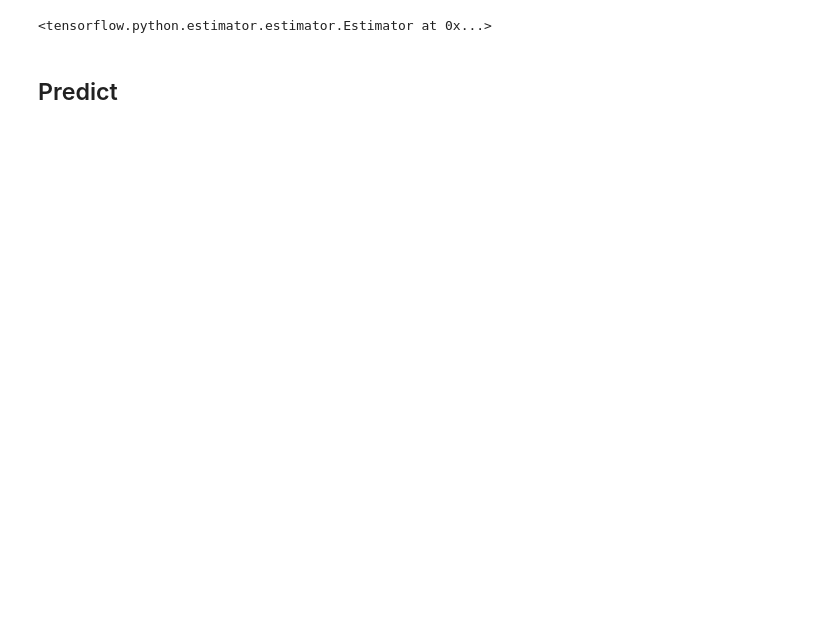
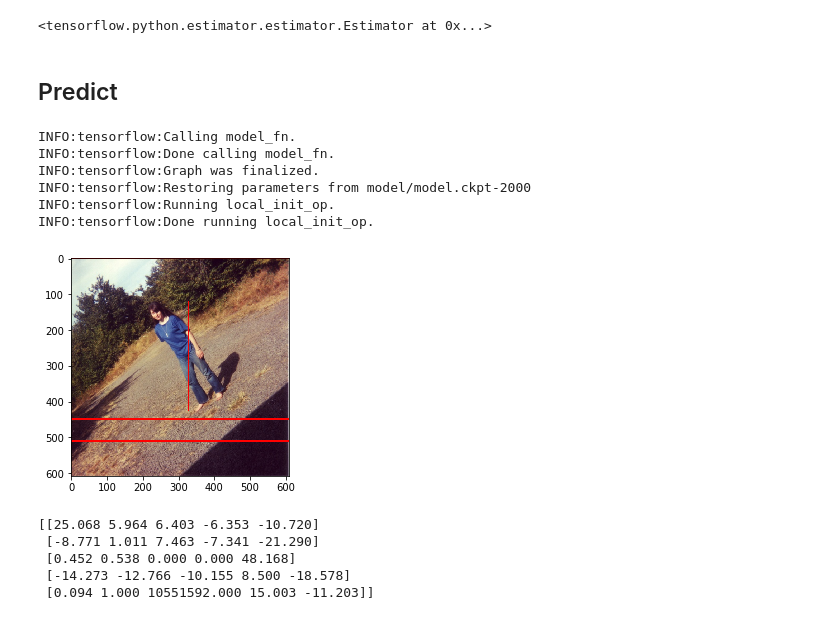
Before and after one commit to pmkalshetti/object_detection_old, a Jupyter notebook: object_detection_main.ipynb, the cells around one changed output. Cells and saved outputs as stored; diff of their text form; code cells hidden in the pictures; blank space fills up the shorter version.

```diff
--- a/object_detection_main.ipynb
+++ b/object_detection_main.ipynb
@@ -15,8 +15,8 @@ DATA_TRAIN = glob('./'+DIR_TFRECORDS+'/0.tfrecords')
 NUM_OBJECTS = 20
 MAX_DETECTIONS_PER_IMAGE = 20
 
-GRID_SIZE = 32
-GRID_H, GRID_W = 19, 19
+GRID_SIZE = 608#32
+GRID_H, GRID_W = 1,1#19, 19
 
 ANCHORS_NORMALIZED = np.array(
     [
@@ -36,7 +36,7 @@ COOEFFICIENT_OBJ = 5
 COOEFFICIENT_NO_OBJ = 1
 COOEFFICIENT_REG = 5
 
-THRESHOLD_IOU_SCORES = 0.5
+THRESHOLD_IOU_SCORES = 0.6
 COEFF_LOSS_CONFIDENCE_OBJECT_PRESENT = 5
 COEFF_LOSS_CONFIDENCE_OBJECT_ABSENT = 1
 THRESHOLD_OUT_PROB = 0.5
@@ -514,6 +513,6 @@ def model_fn(features, labels, mode, params):
 # %%
 def sigmoid(x):
-    return np.exp(x)/1+np.exp(x)
+    return np.exp(x)/(1+np.exp(x))
 
 def draw_adjusted_anchor(img, idx_h, idx_w, idx_a, label_bbox):
     # box_adjustment.shape = [5,]
@@ -540,7 +539,7 @@ def draw_adjusted_anchors(img, label, data='gt'):
     for idx_h in range(GRID_H):
         for idx_w in range(GRID_W):
             for idx_a in range(NUM_ANCHORS):
-                if label[idx_h, idx_w, idx_a, 5] > 0.:
+                if sigmoid(label[idx_h, idx_w, idx_a, 5]) > 0.:
                     bbox = label[idx_h, idx_w, idx_a, :4]
                     if data == 'pred':
                         bbox[0:2] = sigmoid(bbox[0:2])  # to keep offsets in interval [0,1]
@@ -549,29 +548,6 @@ def draw_adjusted_anchors(img, label, data='gt'):
                     img = draw_adjusted_anchor(img, idx_h, idx_w, idx_a, bbox)
 
     return img
-
-def debug():
-    tf.reset_default_graph()
-
-    # check input fn return values
-    imgs, labels = input_fn_train(DATA_TRAIN)
-
-    # run session
-    with tf.Session() as sess:
-        i, l = sess.run([imgs, labels])
-
-    # extract image and target
-    idx_in_batch = 0
-    img = i['img'][idx_in_batch]
-    label = l[idx_in_batch]
-
-    # plot
-    img = draw_adjusted_anchors(img, label)
-    plt.imshow(img)
-    plt.show()
-
-if DEBUG:
-    debug()
 # %% [markdown]
 ## Model
 # %%
@@ -622,17 +598,34 @@ INFO:tensorflow:Loss for final step: 446.95023.
 # %%
 predictions = model.predict(input_fn=lambda: input_fn_predict(DATA_TRAIN))
 
 idx = 0
 iteration = 0
 for p in predictions:
-    i, p = p['imgs'], p['predictions']
+    img, p = p['imgs'], p['predictions']
     if iteration == idx:
         break
     iteration += 1
 
-img = draw_adjusted_anchors(i, p, 'pred')
+img = draw_adjusted_anchors(img, p, 'pred')
 plt.imshow(img)
 plt.show()
+# %% [output]
+INFO:tensorflow:Calling model_fn.
+INFO:tensorflow:Done calling model_fn.
+INFO:tensorflow:Graph was finalized.
+INFO:tensorflow:Restoring parameters from model/model.ckpt-2000
+INFO:tensorflow:Running local_init_op.
+INFO:tensorflow:Done running local_init_op.
+[figure, added]
+# %%
+np.set_printoptions(formatter={'float': lambda x: "{0:0.3f}".format(x)})
+print(p[0,0,:,0:5])
+# %% [output]
+[[25.068 5.964 6.403 -6.353 -10.720]
+ [-8.771 1.011 7.463 -7.341 -21.290]
+ [0.452 0.538 0.000 0.000 48.168]
+ [-14.273 -12.766 -10.155 8.500 -18.578]
+ [0.094 1.000 10551592.000 15.003 -11.203]]
 # %%
 def prediction2output(prediction):
     # get boxes (bbox, class)
```
Also changed, not shown: parts of 5 cells of this notebook, 1 other file.
